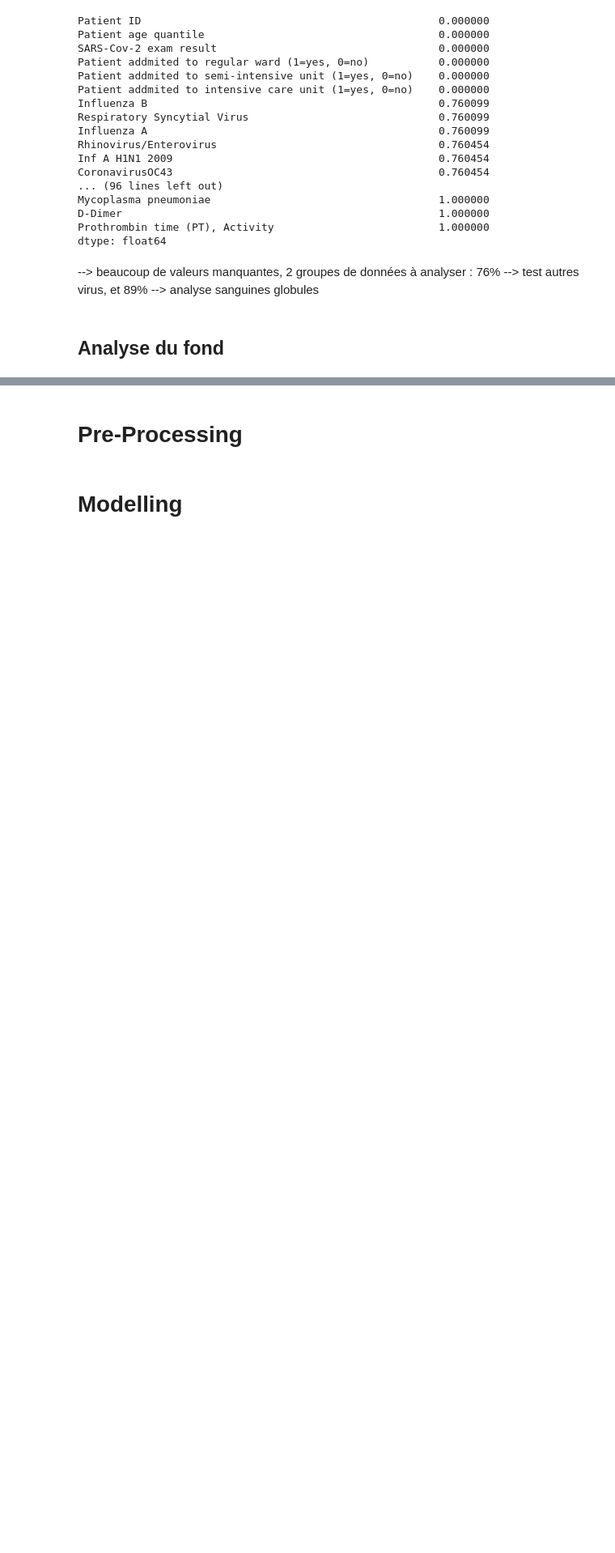
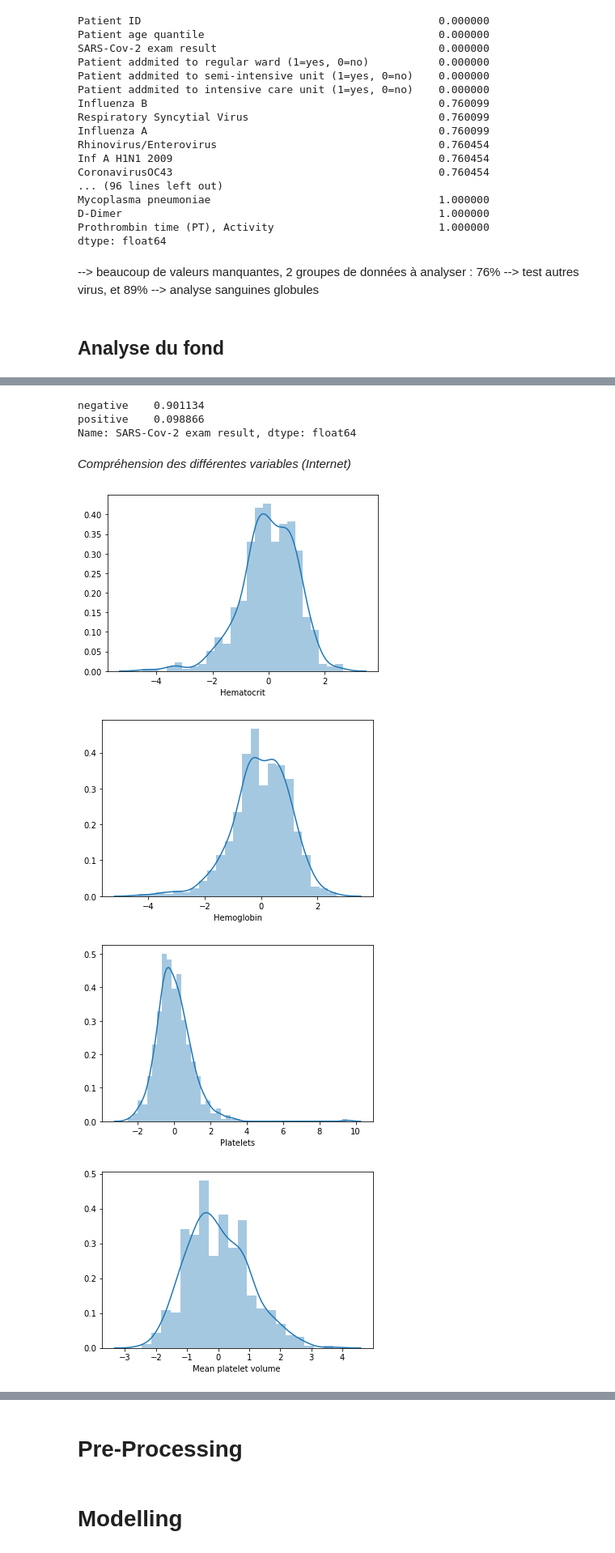
Before and after one commit to TinQk/machine_learnia, a Jupyter notebook: projet_covid19/projet_covid19.ipynb, the cells around one changed output, grey strips where cells are left out. Shown at 81% size. Drawn from its saved outputs; the diff is of its cells as text; code cells hidden in the pictures; blank space fills up the shorter version.

```diff
--- a/projet_covid19/projet_covid19.ipynb
+++ b/projet_covid19/projet_covid19.ipynb
@@ -106,0 +101,3 @@ dtype: float64
+# %%
+df = df[df.columns[(df.isna().sum()/df.shape[0]) < 0.9]]
+df = df.drop('Patient ID', axis=1)
@@ -106,0 +106,18 @@ dtype: float64
+# %%
+df["SARS-Cov-2 exam result"].value_counts(normalize=True)
+# %% [output]
+negative    0.901134
+positive    0.098866
+Name: SARS-Cov-2 exam result, dtype: float64
+# %% [markdown]
+*Compréhension des différentes variables (Internet)*
+# %%
+# hist pour les variables continues :
+for col in df.select_dtypes('float'):
+    plt.figure()
+    sns.distplot(df[col])
+# %% [output]
+[figure, added]
+[figure, added]
+[figure, added]
+[figure, added]
```
Also changed, not shown: parts of 49 cells of this notebook, 1 other file.
